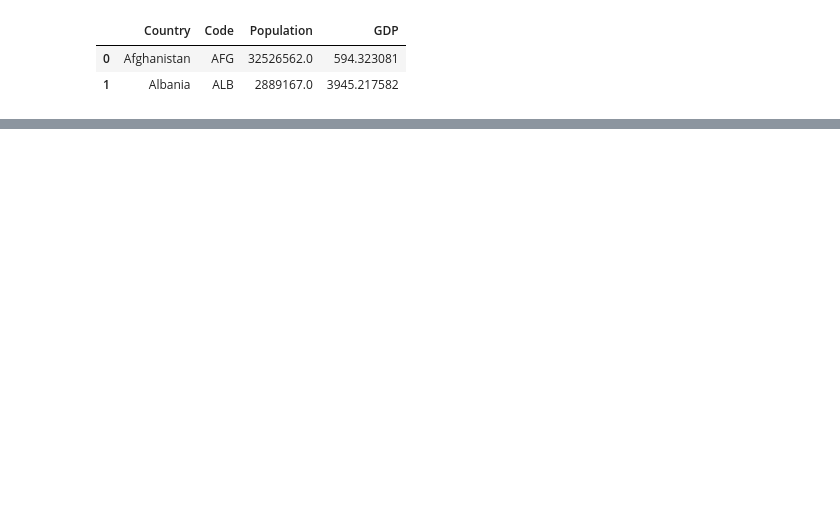
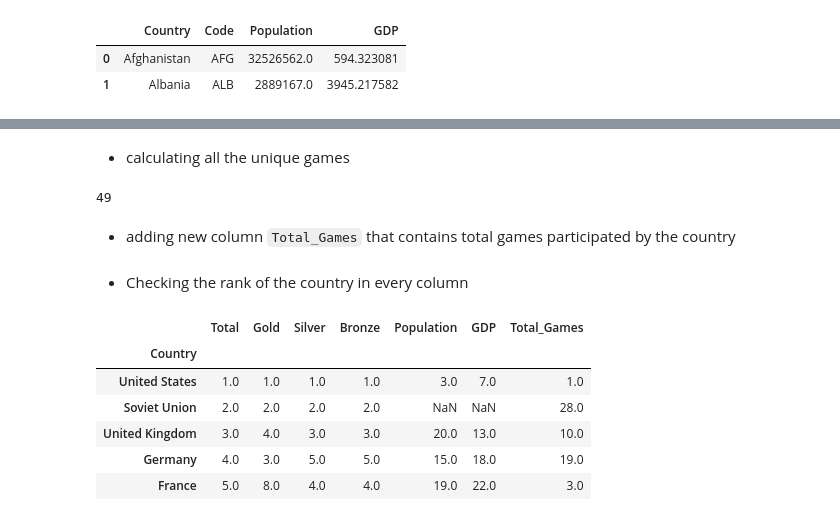
Before and after one commit to kevalsakhiya/pandas-Data-Science, a Jupyter notebook: olympic_analysis/olympic_analysis.ipynb, the cells around one changed output, grey strips where cells are left out. Cells and saved outputs as stored; diff of their text form; code cells hidden in the pictures; blank space fills up the shorter version.

```diff
--- a/olympic_analysis/olympic_analysis.ipynb
+++ b/olympic_analysis/olympic_analysis.ipynb
@@ -371,6 +391,12 @@ dic.rename(columns={'GDP per Capita':'GDP'}, inplace=True)
+# %%
+medals_per_country = medals_per_country[["Total", "Gold", "Silver", "Bronze"]].sort_values(
+    by=["Total", "Gold", "Silver", "Bronze"], ascending=False)
 # %%
 dic.head(2)
 # %% [output]
 |  | Country | Code | Population | GDP |
 | 0 | Afghanistan | AFG | 32526562.0 | 594.323081 |
 | 1 | Albania | ALB | 2889167.0 | 3945.217582 |
+# %%
+medals_per_country = medals_per_country.merge(dic, how='left', right_on="Country", left_index=True).drop(
+    columns=["Code"]).set_index("Country")
@@ -376,0 +405,2 @@ dic.head(2)
+# %%
+olympics['Games'] = olympics.apply(lambda x: str(x.Year)+" "+x.City, axis=1)
@@ -376,0 +414,23 @@ dic.head(2)
+# %% [markdown]
+* calculating all the unique games
+# %%
+olympics.Games.nunique()
+# %% [output]
+49
+# %% [markdown]
+* adding new column `Total_Games` that contains total games participated by the country
+# %%
+medals_per_country["Total_Games"] = olympics.groupby(
+    "Country").apply(lambda x: x.Games.nunique())
+# %% [markdown]
+* Checking the rank of the country in every column
+# %%
+medals_per_country.rank(ascending=False).head()
+# %% [output]
+|  | Total | Gold | Silver | Bronze | Population | GDP | Total_Games |
+| Country |  |  |  |  |  |  |  |
+| United States | 1.0 | 1.0 | 1.0 | 1.0 | 3.0 | 7.0 | 1.0 |
+| Soviet Union | 2.0 | 2.0 | 2.0 | 2.0 | NaN | NaN | 28.0 |
+| United Kingdom | 3.0 | 4.0 | 3.0 | 3.0 | 20.0 | 13.0 | 10.0 |
+| Germany | 4.0 | 3.0 | 5.0 | 5.0 | 15.0 | 18.0 | 19.0 |
+| France | 5.0 | 8.0 | 4.0 | 4.0 | 19.0 | 22.0 | 3.0 |
```
Also changed, not shown: parts of 25 cells of this notebook.
